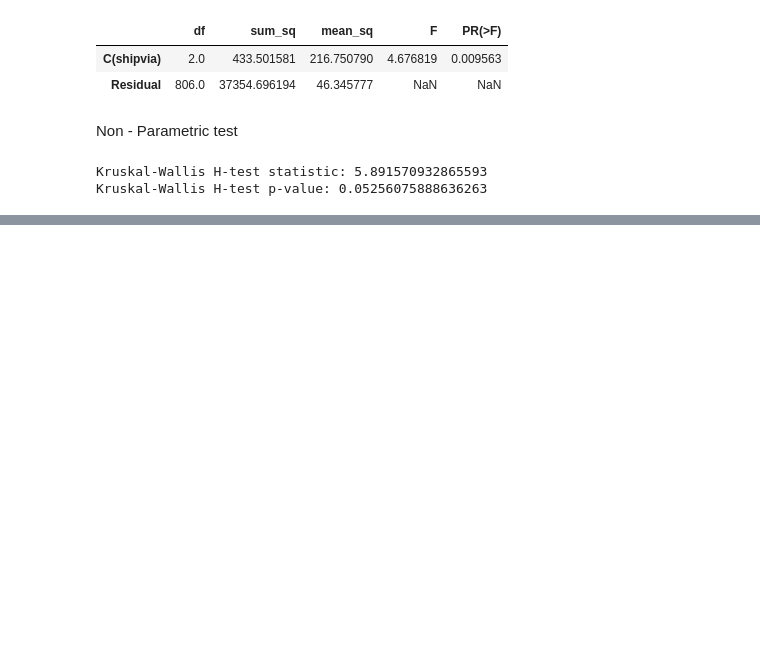
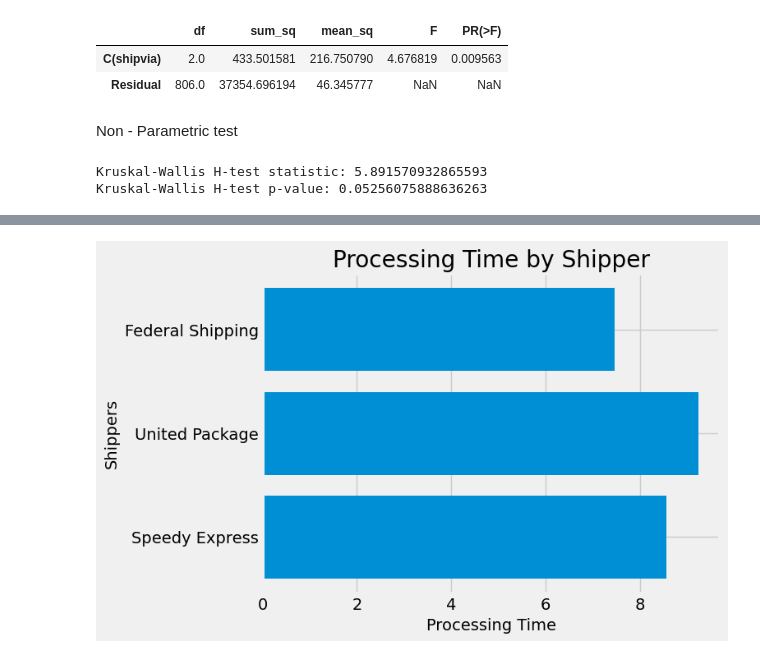
Before and after one commit to nani2357/Statistical-Analysis-on-Northwind-Sample-Database, a Jupyter notebook: Notebooks/hypothesis_testing.ipynb, the cells around one changed output, grey strips where cells are left out. Cells and saved outputs as stored; diff of their text form; code cells hidden in the pictures; blank space fills up the shorter version.

```diff
--- a/Notebooks/hypothesis_testing.ipynb
+++ b/Notebooks/hypothesis_testing.ipynb
@@ -1376,0 +1439,15 @@ Kruskal-Wallis H-test p-value: 0.05256075888636263
+# %%
+p_time = [8.57,9.24,7.47]
+shipper = ('Speedy Express','United Package','Federal Shipping')
+y_pos = np.arange(len(shipper))
+# Create bars
+plt.barh(y_pos, p_time)
+# Create names on the x-axis
+plt.yticks(y_pos, shipper)
+# Show graphic
+plt.ylabel('Shippers')
+plt.xlabel('Processing Time')
+plt.title('Processing Time by Shipper')
+plt.show()
+# %% [output]
+[figure, added]
```
Also changed, not shown: parts of 7 cells of this notebook.
